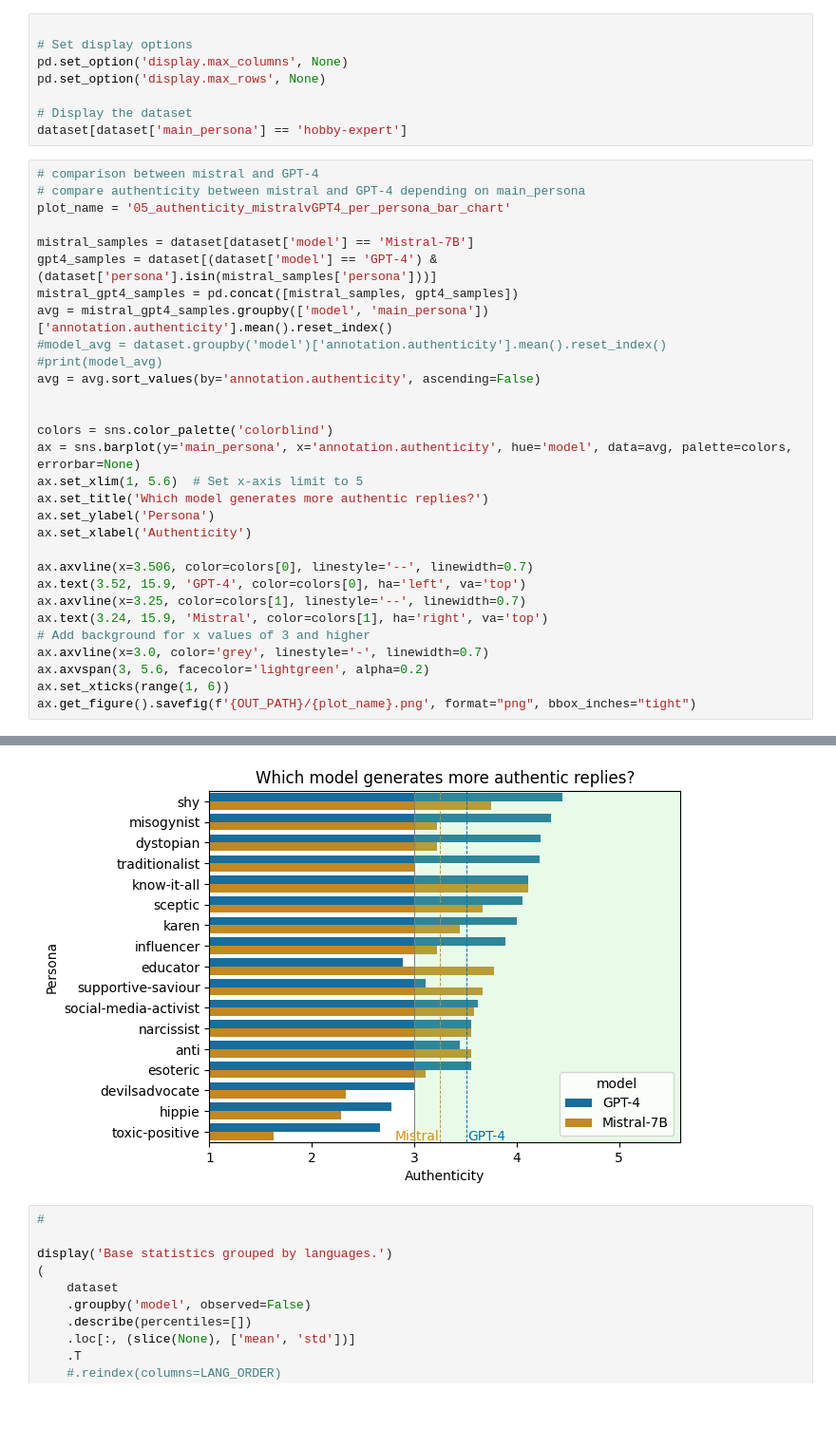
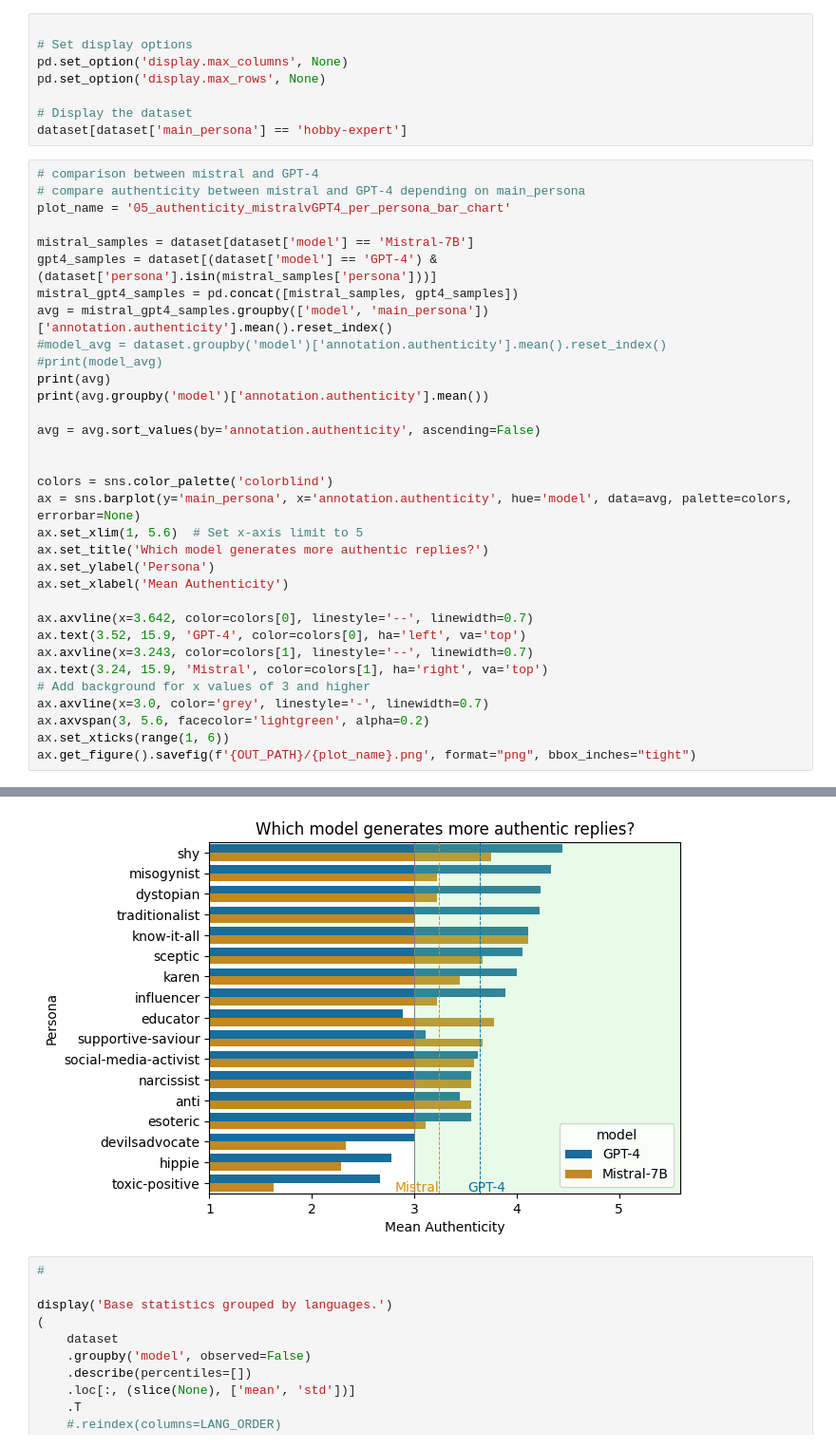
Before and after one commit to JanSt-nobot/TWON-Agents-RCS, a Jupyter notebook: experiments/RCS/0.1-Data-Processing.ipynb, the cells around one changed output, grey strips where cells are left out. Shown: that part at 95% size. Cells and saved outputs as stored; diff of their text form; blank space fills up the shorter version.

```diff
--- a/experiments/RCS/0.1-Data-Processing.ipynb
+++ b/experiments/RCS/0.1-Data-Processing.ipynb
@@ -105,6 +109,9 @@ mistral_gpt4_samples = pd.concat([mistral_samples, gpt4_samples])
 avg = mistral_gpt4_samples.groupby(['model', 'main_persona'])['annotation.authenticity'].mean().reset_index()
 #model_avg = dataset.groupby('model')['annotation.authenticity'].mean().reset_index()
 #print(model_avg)
+print(avg)
+print(avg.groupby('model')['annotation.authenticity'].mean())
+
 avg = avg.sort_values(by='annotation.authenticity', ascending=False)
 
 
@@ -113,11 +120,11 @@ ax = sns.barplot(y='main_persona', x='annotation.authenticity', hue='model', dat
 ax.set_xlim(1, 5.6)  # Set x-axis limit to 5
 ax.set_title('Which model generates more authentic replies?')
 ax.set_ylabel('Persona')
-ax.set_xlabel('Authenticity')
+ax.set_xlabel('Mean Authenticity')
 
-ax.axvline(x=3.506, color=colors[0], linestyle='--', linewidth=0.7)
+ax.axvline(x=3.642, color=colors[0], linestyle='--', linewidth=0.7)
 ax.text(3.52, 15.9, 'GPT-4', color=colors[0], ha='left', va='top')
-ax.axvline(x=3.25, color=colors[1], linestyle='--', linewidth=0.7)
+ax.axvline(x=3.243, color=colors[1], linestyle='--', linewidth=0.7)
 ax.text(3.24, 15.9, 'Mistral', color=colors[1], ha='right', va='top')
 # Add background for x values of 3 and higher
 ax.axvline(x=3.0, color='grey', linestyle='-', linewidth=0.7)
@@ -128,4 +152,4 @@ ax.get_figure().savefig(f'{OUT_PATH}/{plot_name}.png', format="png", bbox_inches
-[figure, old version]
+[figure, new version]
 # %%
 #
 
```
Also changed, not shown: parts of 6 cells of this notebook, 5 other files.
